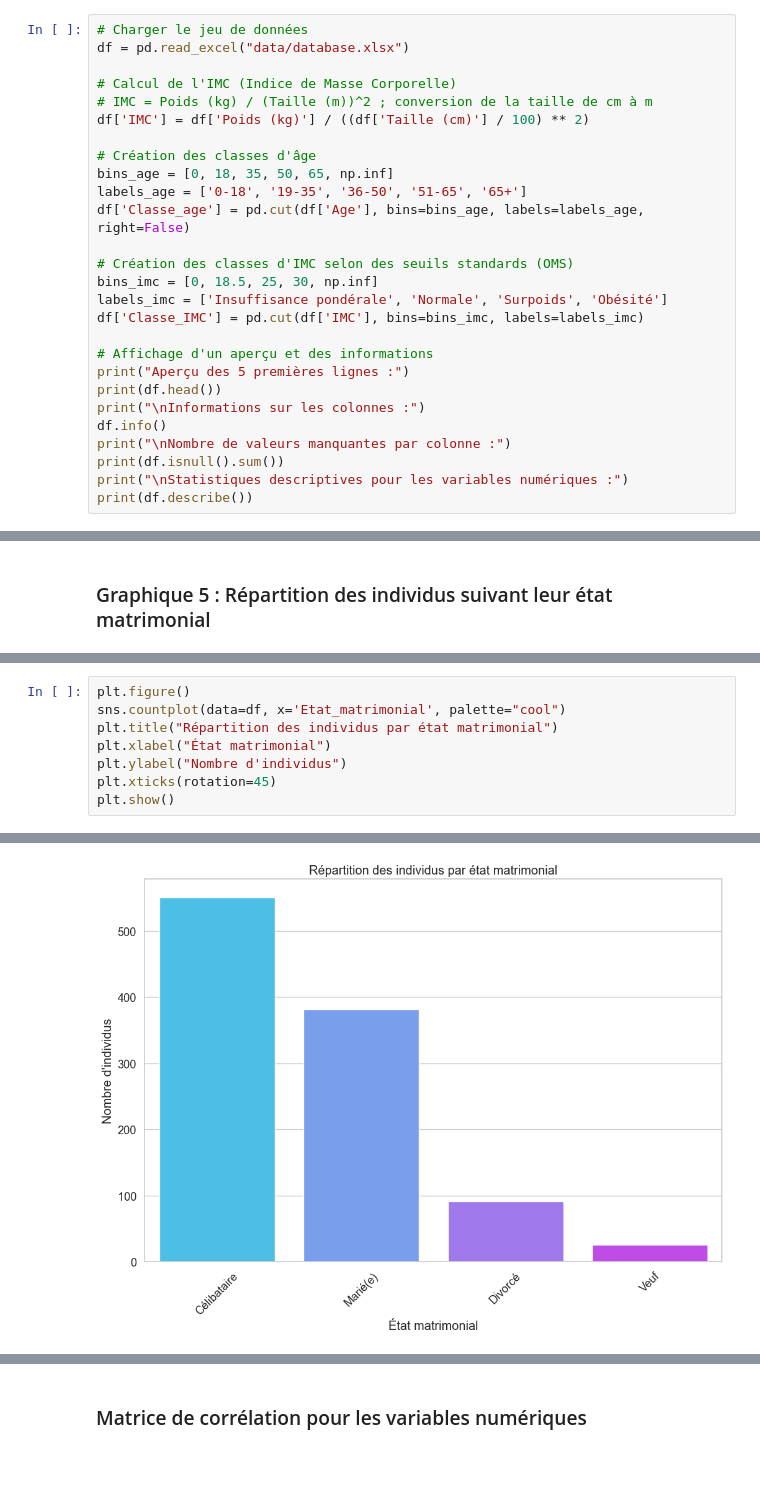
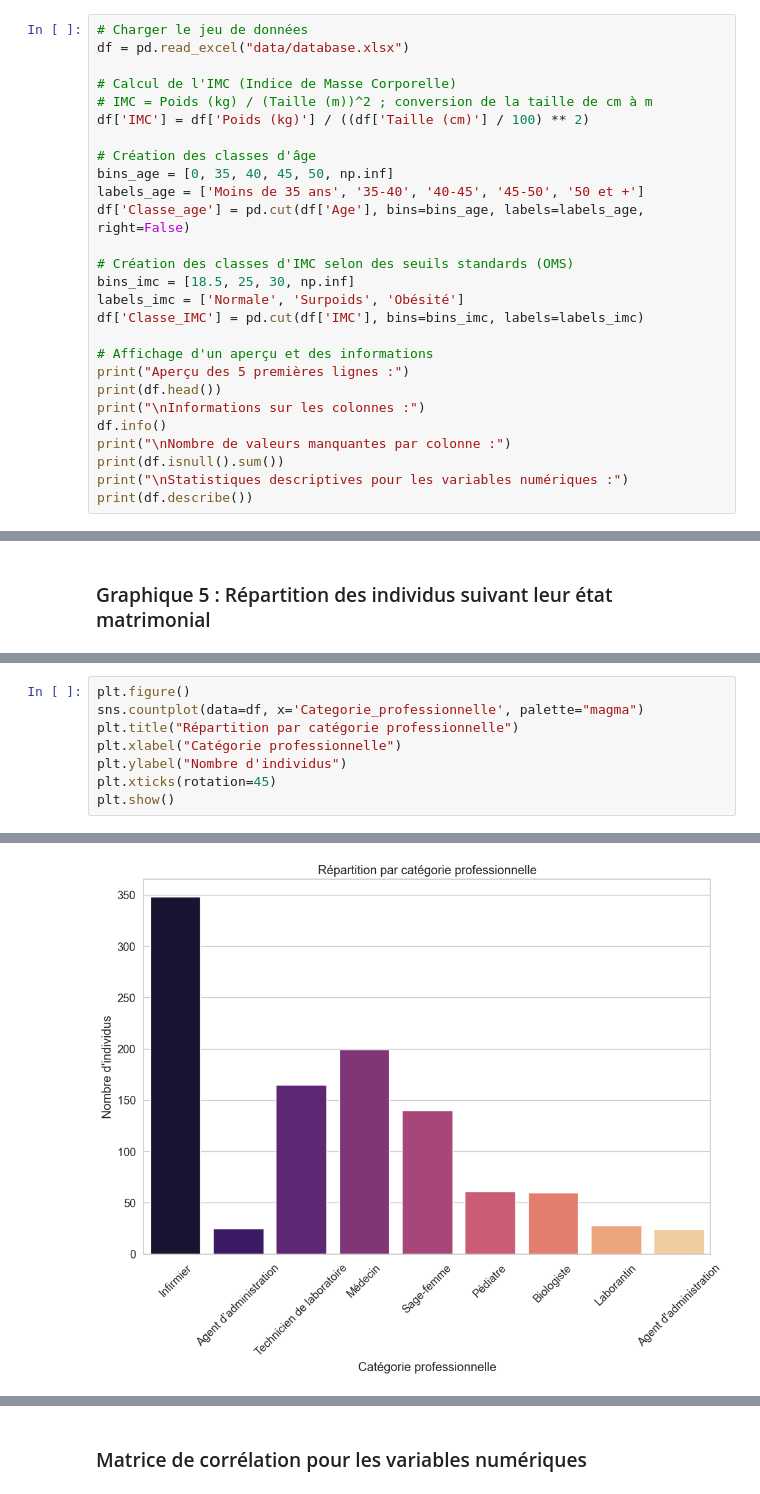
Before and after one commit to PapaAmad/Python_stat, a Jupyter notebook: script.ipynb, the cells around one changed output, grey strips where cells are left out. Drawn from its saved outputs; the diff is of its cells as text; blank space fills up the shorter version.

```diff
--- a/script.ipynb
+++ b/script.ipynb
@@ -24,13 +24,13 @@ df = pd.read_excel("data/database.xlsx")
 df['IMC'] = df['Poids (kg)'] / ((df['Taille (cm)'] / 100) ** 2)
 
 # Création des classes d'âge
-bins_age = [0, 18, 35, 50, 65, np.inf]
-labels_age = ['0-18', '19-35', '36-50', '51-65', '65+']
+bins_age = [0, 35, 40, 45, 50, np.inf]
+labels_age = ['Moins de 35 ans', '35-40', '40-45', '45-50', '50 et +']
 df['Classe_age'] = pd.cut(df['Age'], bins=bins_age, labels=labels_age, right=False)
 
 # Création des classes d'IMC selon des seuils standards (OMS)
-bins_imc = [0, 18.5, 25, 30, np.inf]
-labels_imc = ['Insuffisance pondérale', 'Normale', 'Surpoids', 'Obésité']
+bins_imc = [18.5, 25, 30, np.inf]
+labels_imc = ['Normale', 'Surpoids', 'Obésité']
 df['Classe_IMC'] = pd.cut(df['IMC'], bins=bins_imc, labels=labels_imc)
 
 # Affichage d'un aperçu et des informations
@@ -122,8 +120,8 @@ Passing `palette` without assigning `hue` is deprecated and will be removed in v
 # %%
 plt.figure()
-sns.countplot(data=df, x='Etat_matrimonial', palette="cool")
-plt.title("Répartition des individus par état matrimonial")
-plt.xlabel("État matrimonial")
+sns.countplot(data=df, x='Categorie_professionnelle', palette="magma")
+plt.title("Répartition par catégorie professionnelle")
+plt.xlabel("Catégorie professionnelle")
 plt.ylabel("Nombre d'individus")
 plt.xticks(rotation=45)
 plt.show()
@@ -134 +132 @@ Passing `palette` without assigning `hue` is deprecated and will be removed in v
-[figure, old version]
+[figure, new version]
```
Also changed, not shown: parts of 27 cells of this notebook, 15 other files.
